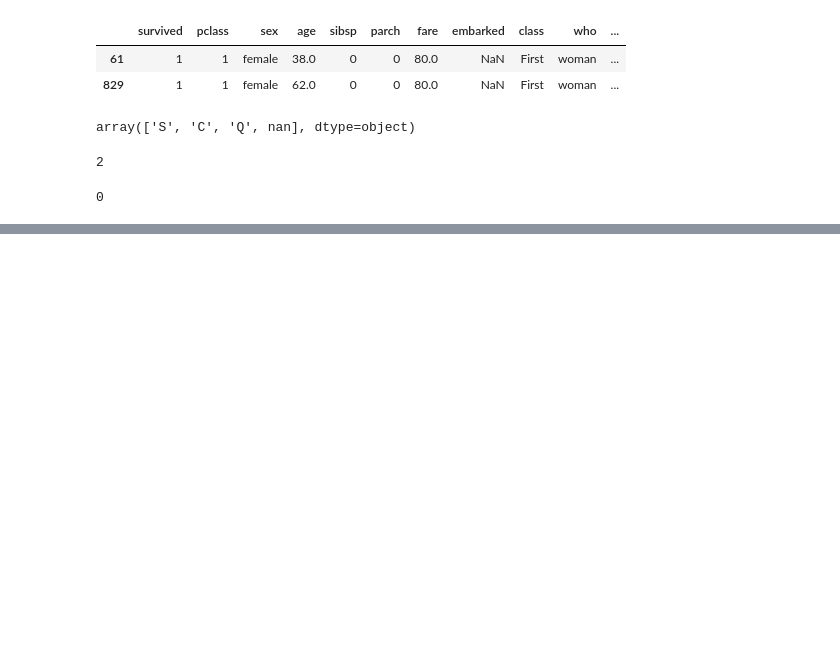
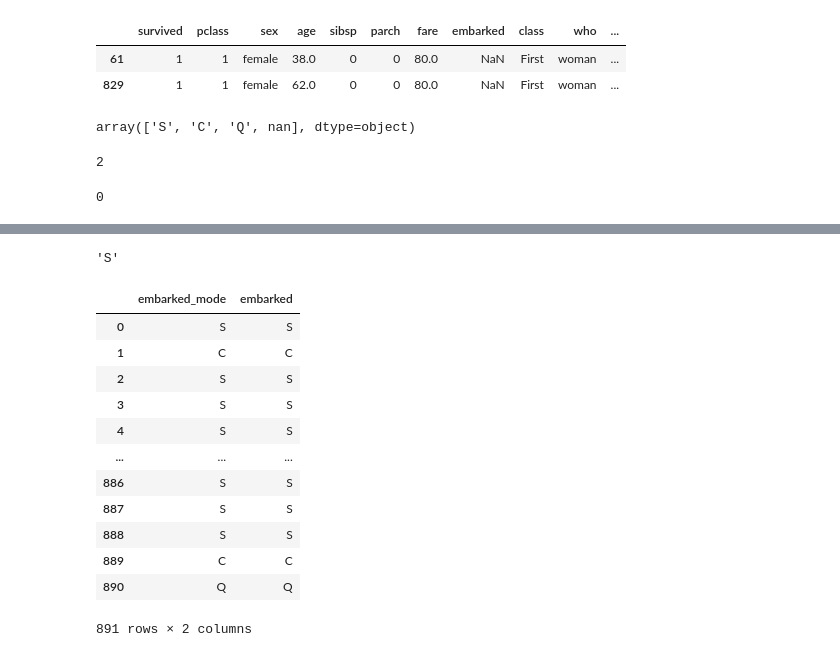
Before and after one commit to fatihsavaskurt/Python-WB, a Jupyter notebook: Feature Engineering.ipynb, the cells around one changed output, grey strips where cells are left out. Saved outputs shown, nothing was run; the diff lists cells and outputs as text; code cells hidden in the pictures; blank space fills up the shorter version.

```diff
--- a/Feature Engineering.ipynb
+++ b/Feature Engineering.ipynb
@@ -197,0 +242,2 @@ df["embarked_mode"].isnull().sum()
+# %%
+df['age'].fillna(df['age'].mean(), inplace = True) #bu kod ile beraber, mean imputation yapılmış oldu.
@@ -197,0 +263,26 @@ df["embarked_mode"].isnull().sum()
+# %%
+df['age'].fillna(df['age'].median(), inplace = True) #bu kod ile beraber, median imputation yapılmış oldu.
+# %%
+mode_value = df['embarked'].mode()[0]
+# %%
+mode_value
+# %% [output]
+'S'
+# %%
+df["embarked_mode"] = df['embarked'].fillna(mode_value)
+# %%
+df[["embarked_mode", "embarked"]]
+# %% [output]
+|  | embarked_mode | embarked |
+| 0 | S | S |
+| 1 | C | C |
+| 2 | S | S |
+| 3 | S | S |
+| 4 | S | S |
+| ... | ... | ... |
+| 886 | S | S |
+| 887 | S | S |
+| 888 | S | S |
+| 889 | C | C |
+| 890 | Q | Q |
+891 rows × 2 columns
```
Also changed, not shown: parts of 13 cells of this notebook.
